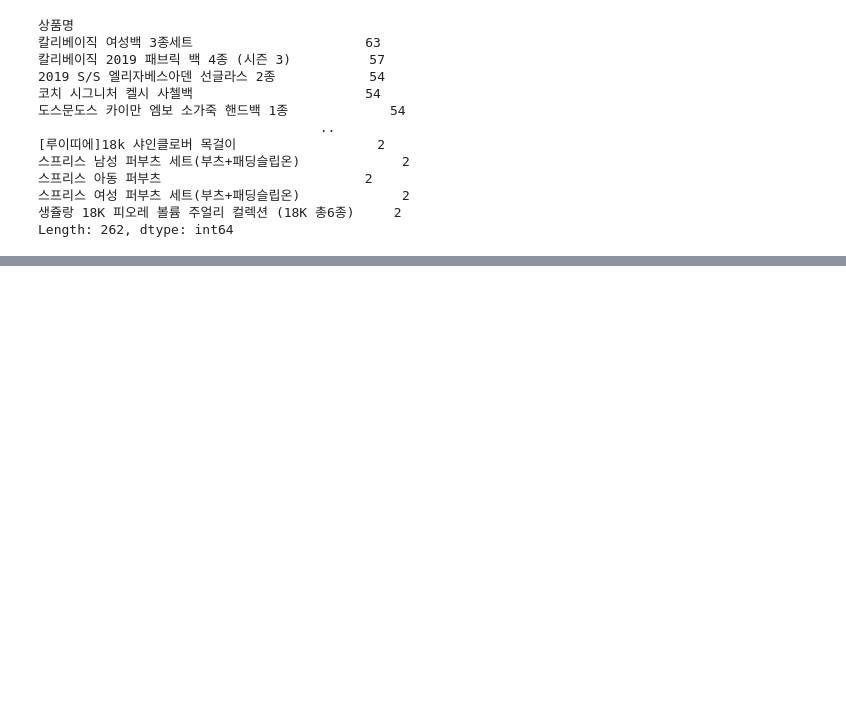
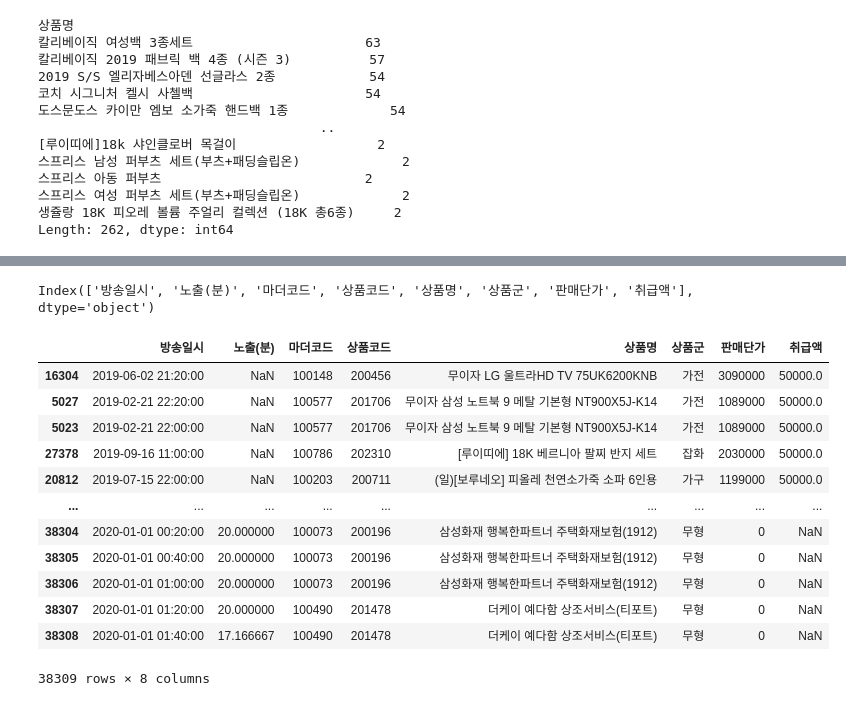
Before and after one commit to hyedus/2020Bigcontest, a Jupyter notebook: 데이터확인.ipynb, the cells around one changed output, grey strips where cells are left out. Drawn from its saved outputs; the diff is of its cells as text; code cells hidden in the pictures; blank space fills up the shorter version.

```diff
--- a/데이터확인.ipynb
+++ b/데이터확인.ipynb
@@ -4,7 +4,7 @@ import numpy as np
 import matplotlib.pyplot as plt
 import seaborn as sns
 # %%
-path = "data/01_제공데이터/"
+path = "maindata/01_제공데이터/"
 df = pd.read_excel(path+'2020 빅콘테스트 데이터분석분야-챔피언리그_2019년 실적데이터.xlsx',skiprows = [0] )
 df
 # %% [output]
@@ -203,0 +240,20 @@ Length: 262, dtype: int64
+# %%
+df.columns
+# %% [output]
+Index(['방송일시', '노출(분)', '마더코드', '상품코드', '상품명', '상품군', '판매단가', '취급액'], dtype='object')
+# %%
+df.sort_values("취급액")
+# %% [output]
+|  | 방송일시 | 노출(분) | 마더코드 | 상품코드 | 상품명 | 상품군 | 판매단가 | 취급액 |
+| 16304 | 2019-06-02 21:20:00 | NaN | 100148 | 200456 | 무이자 LG 울트라HD TV 75UK6200KNB | 가전 | 3090000 | 50000.0 |
+| 5027 | 2019-02-21 22:20:00 | NaN | 100577 | 201706 | 무이자 삼성 노트북 9 메탈 기본형 NT900X5J-K14 | 가전 | 1089000 | 50000.0 |
+| 5023 | 2019-02-21 22:00:00 | NaN | 100577 | 201706 | 무이자 삼성 노트북 9 메탈 기본형 NT900X5J-K14 | 가전 | 1089000 | 50000.0 |
+| 27378 | 2019-09-16 11:00:00 | NaN | 100786 | 202310 | [루이띠에] 18K 베르니아 팔찌 반지 세트 | 잡화 | 2030000 | 50000.0 |
+| 20812 | 2019-07-15 22:00:00 | NaN | 100203 | 200711 | (일)[보루네오] 피올레 천연소가죽 소파 6인용 | 가구 | 1199000 | 50000.0 |
+| ... | ... | ... | ... | ... | ... | ... | ... | ... |
+| 38304 | 2020-01-01 00:20:00 | 20.000000 | 100073 | 200196 | 삼성화재 행복한파트너 주택화재보험(1912) | 무형 | 0 | NaN |
+| 38305 | 2020-01-01 00:40:00 | 20.000000 | 100073 | 200196 | 삼성화재 행복한파트너 주택화재보험(1912) | 무형 | 0 | NaN |
+| 38306 | 2020-01-01 01:00:00 | 20.000000 | 100073 | 200196 | 삼성화재 행복한파트너 주택화재보험(1912) | 무형 | 0 | NaN |
+| 38307 | 2020-01-01 01:20:00 | 20.000000 | 100490 | 201478 | 더케이 예다함 상조서비스(티포트) | 무형 | 0 | NaN |
+| 38308 | 2020-01-01 01:40:00 | 17.166667 | 100490 | 201478 | 더케이 예다함 상조서비스(티포트) | 무형 | 0 | NaN |
+38309 rows × 8 columns
```
Also changed, not shown: parts of 2 cells of this notebook, 1 other file.
